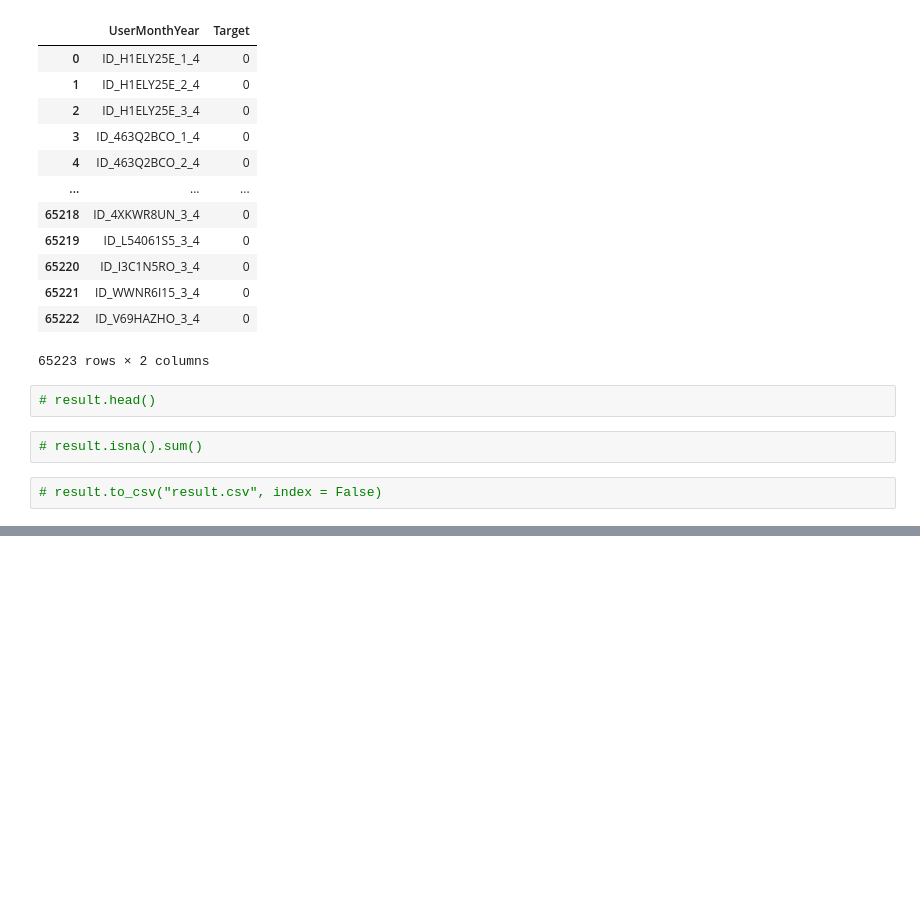
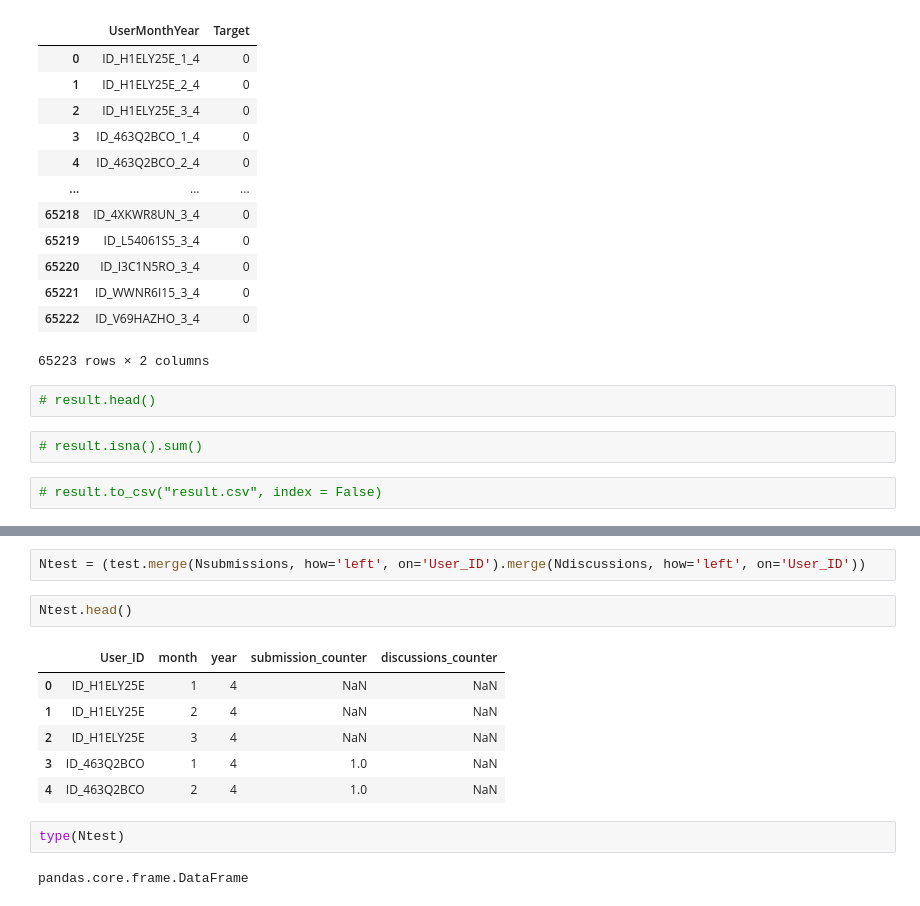
Before and after one commit to simiel/zindiUserBehaviour, a Jupyter notebook: zindiPrediction.ipynb, the cells around one changed output, grey strips where cells are left out. Saved outputs shown, nothing was run; the diff lists cells and outputs as text; blank space fills up the shorter version.

```diff
--- a/zindiPrediction.ipynb
+++ b/zindiPrediction.ipynb
@@ -196,0 +212,15 @@ Ntrain.head()
+# %%
+Ntest = (test.merge(Nsubmissions, how='left', on='User_ID').merge(Ndiscussions, how='left', on='User_ID'))
+# %%
+Ntest.head()
+# %% [output]
+|  | User_ID | month | year | submission_counter | discussions_counter |
+| 0 | ID_H1ELY25E | 1 | 4 | NaN | NaN |
+| 1 | ID_H1ELY25E | 2 | 4 | NaN | NaN |
+| 2 | ID_H1ELY25E | 3 | 4 | NaN | NaN |
+| 3 | ID_463Q2BCO | 1 | 4 | 1.0 | NaN |
+| 4 | ID_463Q2BCO | 2 | 4 | 1.0 | NaN |
+# %%
+type(Ntest)
+# %% [output]
+pandas.core.frame.DataFrame
```
Also changed, not shown: parts of 27 cells of this notebook, 2 other files.
